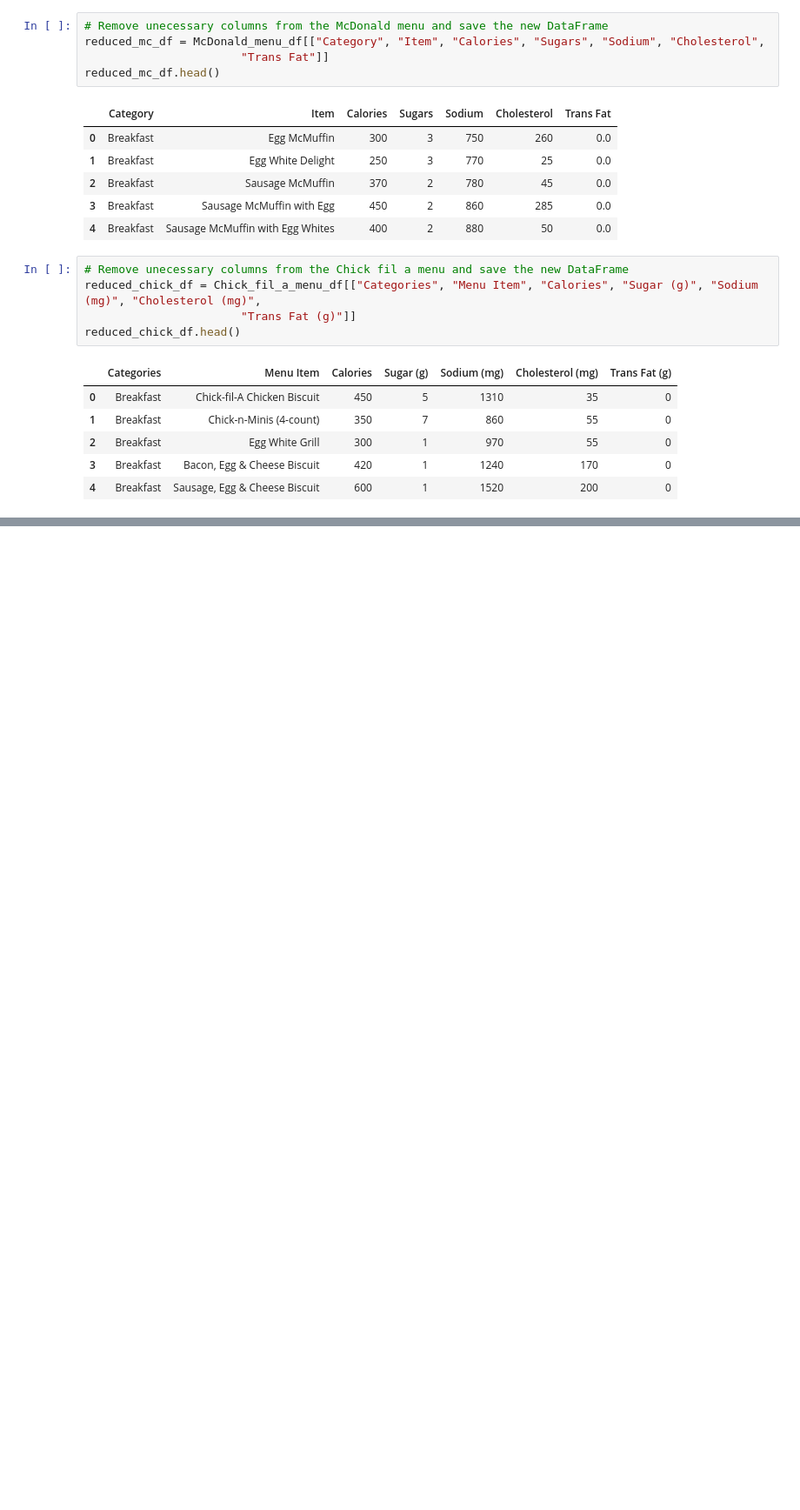
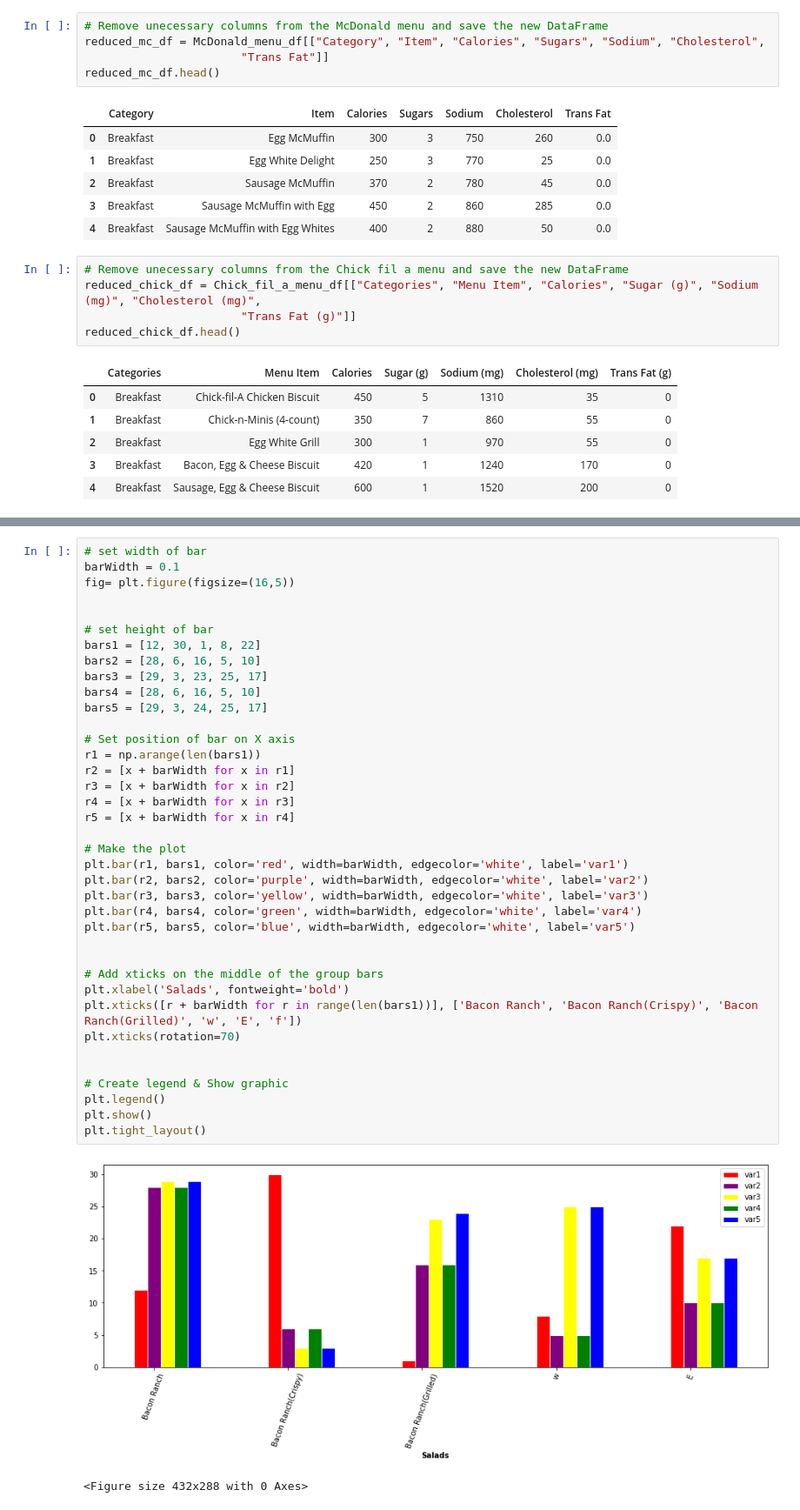
Before and after one commit to han0620-git/project_I, a Jupyter notebook: Sara/workbook.ipynb, the cells around one changed output, grey strips where cells are left out. Shown at 87% size. Drawn from its saved outputs; the diff is of its cells as text; blank space fills up the shorter version.

```diff
--- a/Sara/workbook.ipynb
+++ b/Sara/workbook.ipynb
@@ -35,0 +190,41 @@ reduced_chick_df.head()
+# %%
+# set width of bar
+barWidth = 0.1
+fig= plt.figure(figsize=(16,5))
+
+
+# set height of bar
+bars1 = [12, 30, 1, 8, 22]
+bars2 = [28, 6, 16, 5, 10]
+bars3 = [29, 3, 23, 25, 17]
+bars4 = [28, 6, 16, 5, 10]
+bars5 = [29, 3, 24, 25, 17]
+
+# Set position of bar on X axis
+r1 = np.arange(len(bars1))
+r2 = [x + barWidth for x in r1]
+r3 = [x + barWidth for x in r2]
+r4 = [x + barWidth for x in r3]
+r5 = [x + barWidth for x in r4]
+
+# Make the plot
+plt.bar(r1, bars1, color='red', width=barWidth, edgecolor='white', label='var1')
+plt.bar(r2, bars2, color='purple', width=barWidth, edgecolor='white', label='var2')
+plt.bar(r3, bars3, color='yellow', width=barWidth, edgecolor='white', label='var3')
+plt.bar(r4, bars4, color='green', width=barWidth, edgecolor='white', label='var4')
+plt.bar(r5, bars5, color='blue', width=barWidth, edgecolor='white', label='var5')
+
+
+# Add xticks on the middle of the group bars
+plt.xlabel('Salads', fontweight='bold')
+plt.xticks([r + barWidth for r in range(len(bars1))], ['Bacon Ranch', 'Bacon Ranch(Crispy)', 'Bacon Ranch(Grilled)', 'w', 'E', 'f'])
+plt.xticks(rotation=70)
+
+
+# Create legend & Show graphic
+plt.legend()
+plt.show()
+plt.tight_layout()
+# %% [output]
+[figure, added]
+<Figure size 432x288 with 0 Axes>
```
Also changed, not shown: parts of 9 cells of this notebook.
